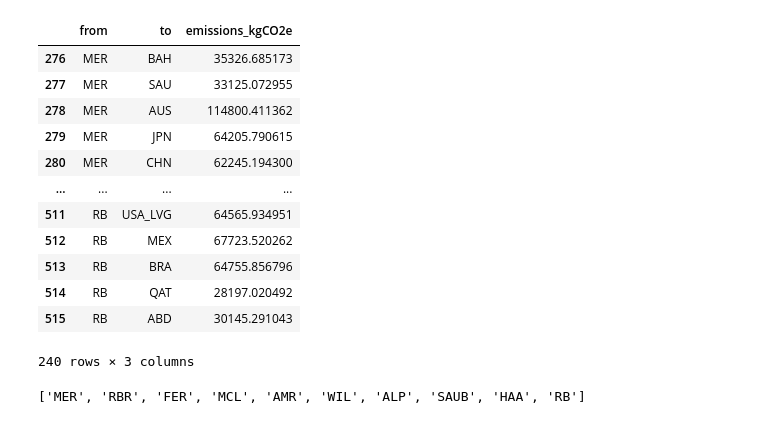
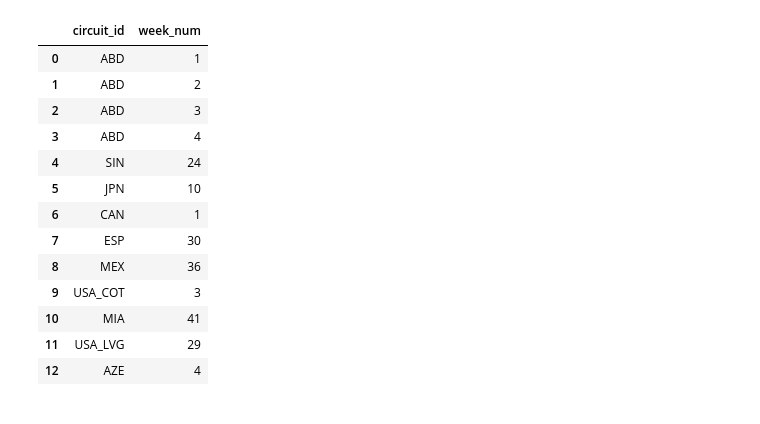
Before and after one commit to GokulnathUW/f1-calendar-optimization, a Jupyter notebook: model.ipynb, the cells around one changed output. Drawn from its saved outputs; the diff is of its cells as text; code cells hidden in the pictures.

Commit message:
Add festival filter

```diff
--- a/model.ipynb
+++ b/model.ipynb
@@ -14,7 +14,7 @@ teams_df = pd.read_csv("data/processed/hq.csv")
 circuits_df = pd.read_csv("data/processed/circuits.csv")
 distances_df = pd.read_csv("data/processed/distances.csv")
 climate_df = pd.read_csv("data/processed/climate.csv")
-# festivals_df = pd.read_csv("data/processed/festivals.csv")
+festivals_df = pd.read_csv("data/processed/festivals.csv")
 # %%
 rev_df = distances_df.rename(columns={"from": "to", "to": "from"})
 
@@ -22,6 +22,23 @@ distances_sym_df = (
     pd.concat([distances_df, rev_df], ignore_index=True)
       .drop_duplicates(subset=["from", "to"])
 )
+# %%
+festivals_df
+# %% [output]
+|  | circuit_id | week_num |
+| 0 | ABD | 1 |
+| 1 | ABD | 2 |
+| 2 | ABD | 3 |
+| 3 | ABD | 4 |
+| 4 | SIN | 24 |
+| 5 | JPN | 10 |
+| 6 | CAN | 1 |
+| 7 | ESP | 30 |
+| 8 | MEX | 36 |
+| 9 | USA_COT | 3 |
+| 10 | MIA | 41 |
+| 11 | USA_LVG | 29 |
+| 12 | AZE | 4 |
 # %%
 # CONSTANTS
 BREAK_START_DATE = 24 # 2026-08-09 (in climate_df)
@@ -52,26 +69,6 @@ summer_break = climate_df.loc[
 race_emissions = distances_sym_df[distances_sym_df['from'].isin(circuits) &
                                   distances_sym_df['to'].isin(circuits)][["from", "to", "emissions_kgCO2e"]]
 hq_emissions = distances_sym_df[distances_sym_df['from'].isin(teams)][["from", "to", "emissions_kgCO2e"]]
-# %%
-hq_emissions
-# %% [output]
-|  | from | to | emissions_kgCO2e |
-| 276 | MER | BAH | 35326.685173 |
-| 277 | MER | SAU | 33125.072955 |
-| 278 | MER | AUS | 114800.411362 |
-| 279 | MER | JPN | 64205.790615 |
-| 280 | MER | CHN | 62245.194300 |
-| ... | ... | ... | ... |
-| 511 | RB | USA_LVG | 64565.934951 |
-| 512 | RB | MEX | 67723.520262 |
-| 513 | RB | BRA | 64755.856796 |
-| 514 | RB | QAT | 28197.020492 |
-| 515 | RB | ABD | 30145.291043 |
-240 rows × 3 columns
-# %%
-teams
-# %% [output]
-['MER', 'RBR', 'FER', 'MCL', 'AMR', 'WIL', 'ALP', 'SAUB', 'HAA', 'RB']
 # %%
 n_teams = len(teams)
 n_races = len(circuits)
```
Also changed, not shown: parts of 10 cells of this notebook, 1 other file.
